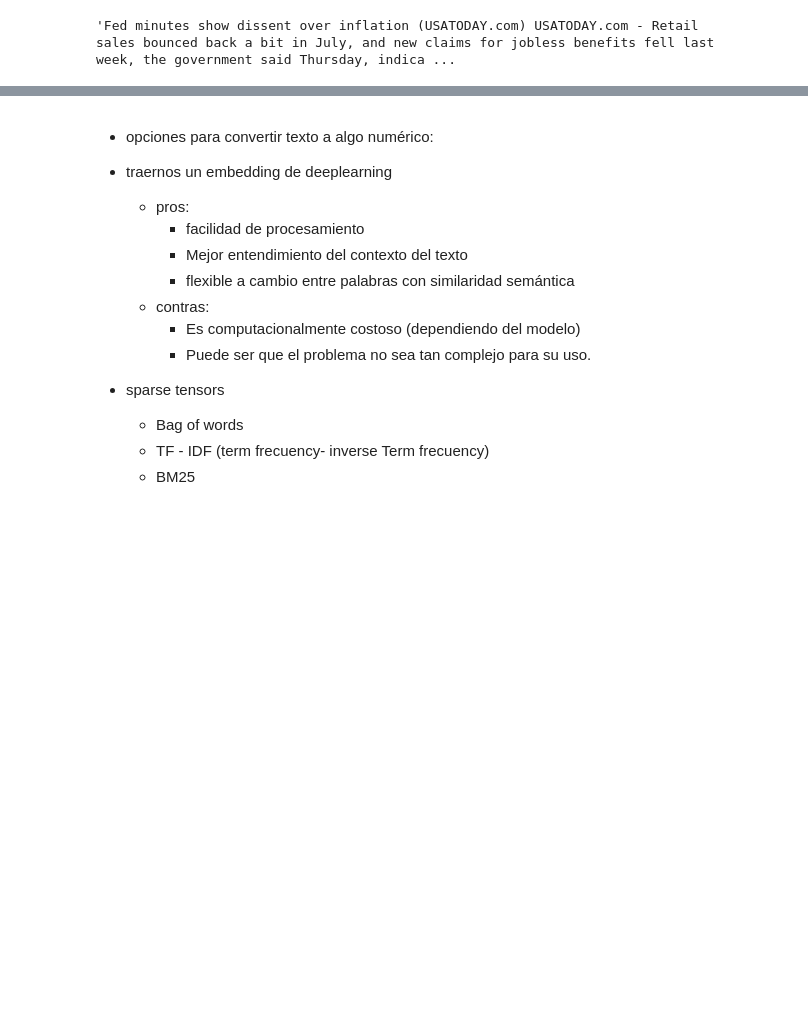
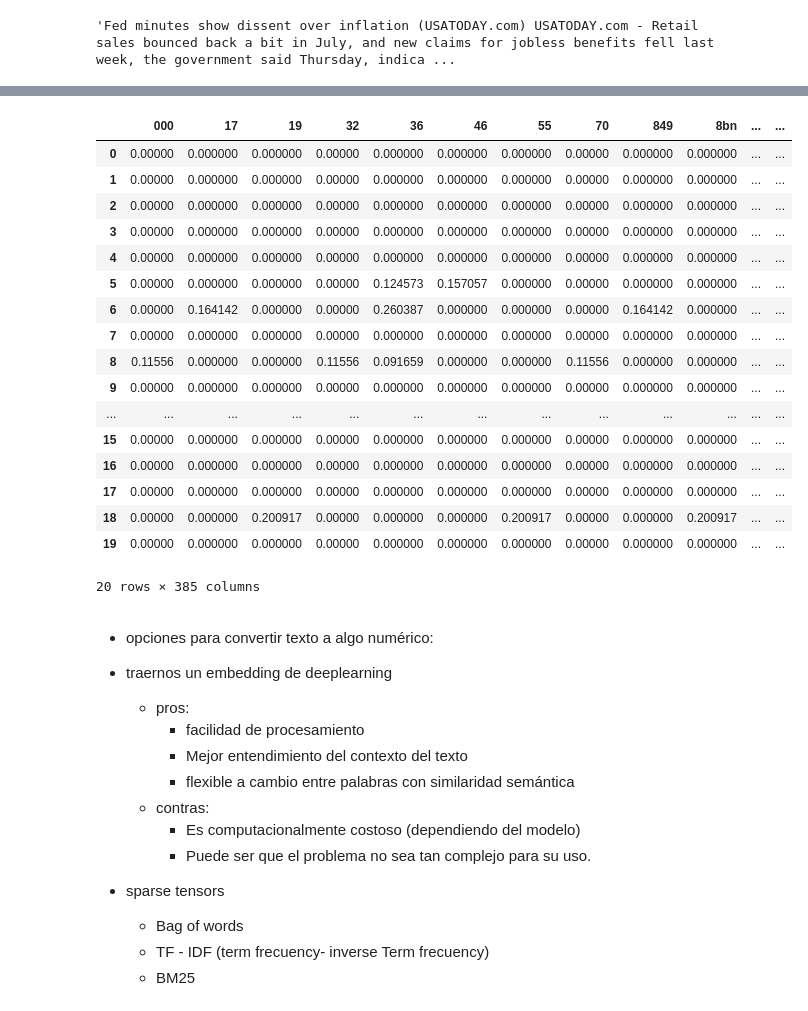
Before and after one commit to jonazul02/Tutorias_azul, a Jupyter notebook: Jonatan_Domz/Introduccion_pytorch/Notebook/intro.ipynb, the cells around one changed output, grey strips where cells are left out. Saved outputs shown, nothing was run; the diff lists cells and outputs as text; code cells hidden in the pictures; blank space fills up the shorter version.

```diff
--- a/Jonatan_Domz/Introduccion_pytorch/Notebook/intro.ipynb
+++ b/Jonatan_Domz/Introduccion_pytorch/Notebook/intro.ipynb
@@ -529,6 +604,27 @@ matrix_tfidf[lst].head(2)
 |  | wall | st | bears | claw | back | into | the | black | reuters | reuters | wall | ... |
 | 0 | 0.427449 | 0.213724 | 0.213724 | 0.213724 | 0.176664 | 0.213724 | 0.083733 | 0.213724 | 0.226299 | 0.226299 | 0.427449 | ... |
 | 1 | 0.000000 | 0.000000 | 0.000000 | 0.000000 | 0.000000 | 0.000000 | 0.120734 | 0.000000 | 0.163149 | 0.163149 | 0.000000 | ... |
+# %%
+matrix_tfidf
+# %% [output]
+|  | 000 | 17 | 19 | 32 | 36 | 46 | 55 | 70 | 849 | 8bn | ... | ... |
+| 0 | 0.00000 | 0.000000 | 0.000000 | 0.00000 | 0.000000 | 0.000000 | 0.000000 | 0.00000 | 0.000000 | 0.000000 | ... | ... |
+| 1 | 0.00000 | 0.000000 | 0.000000 | 0.00000 | 0.000000 | 0.000000 | 0.000000 | 0.00000 | 0.000000 | 0.000000 | ... | ... |
+| 2 | 0.00000 | 0.000000 | 0.000000 | 0.00000 | 0.000000 | 0.000000 | 0.000000 | 0.00000 | 0.000000 | 0.000000 | ... | ... |
+| 3 | 0.00000 | 0.000000 | 0.000000 | 0.00000 | 0.000000 | 0.000000 | 0.000000 | 0.00000 | 0.000000 | 0.000000 | ... | ... |
+| 4 | 0.00000 | 0.000000 | 0.000000 | 0.00000 | 0.000000 | 0.000000 | 0.000000 | 0.00000 | 0.000000 | 0.000000 | ... | ... |
+| 5 | 0.00000 | 0.000000 | 0.000000 | 0.00000 | 0.124573 | 0.157057 | 0.000000 | 0.00000 | 0.000000 | 0.000000 | ... | ... |
+| 6 | 0.00000 | 0.164142 | 0.000000 | 0.00000 | 0.260387 | 0.000000 | 0.000000 | 0.00000 | 0.164142 | 0.000000 | ... | ... |
+| 7 | 0.00000 | 0.000000 | 0.000000 | 0.00000 | 0.000000 | 0.000000 | 0.000000 | 0.00000 | 0.000000 | 0.000000 | ... | ... |
+| 8 | 0.11556 | 0.000000 | 0.000000 | 0.11556 | 0.091659 | 0.000000 | 0.000000 | 0.11556 | 0.000000 | 0.000000 | ... | ... |
+| 9 | 0.00000 | 0.000000 | 0.000000 | 0.00000 | 0.000000 | 0.000000 | 0.000000 | 0.00000 | 0.000000 | 0.000000 | ... | ... |
+| ... | ... | ... | ... | ... | ... | ... | ... | ... | ... | ... | ... | ... |
+| 15 | 0.00000 | 0.000000 | 0.000000 | 0.00000 | 0.000000 | 0.000000 | 0.000000 | 0.00000 | 0.000000 | 0.000000 | ... | ... |
+| 16 | 0.00000 | 0.000000 | 0.000000 | 0.00000 | 0.000000 | 0.000000 | 0.000000 | 0.00000 | 0.000000 | 0.000000 | ... | ... |
+| 17 | 0.00000 | 0.000000 | 0.000000 | 0.00000 | 0.000000 | 0.000000 | 0.000000 | 0.00000 | 0.000000 | 0.000000 | ... | ... |
+| 18 | 0.00000 | 0.000000 | 0.200917 | 0.00000 | 0.000000 | 0.000000 | 0.200917 | 0.00000 | 0.000000 | 0.200917 | ... | ... |
+| 19 | 0.00000 | 0.000000 | 0.000000 | 0.00000 | 0.000000 | 0.000000 | 0.000000 | 0.00000 | 0.000000 | 0.000000 | ... | ... |
+20 rows × 385 columns
 # %% [markdown]
 * opciones para convertir texto a algo numérico:
 
```
Also changed, not shown: parts of 19 cells of this notebook, 1 other file.
